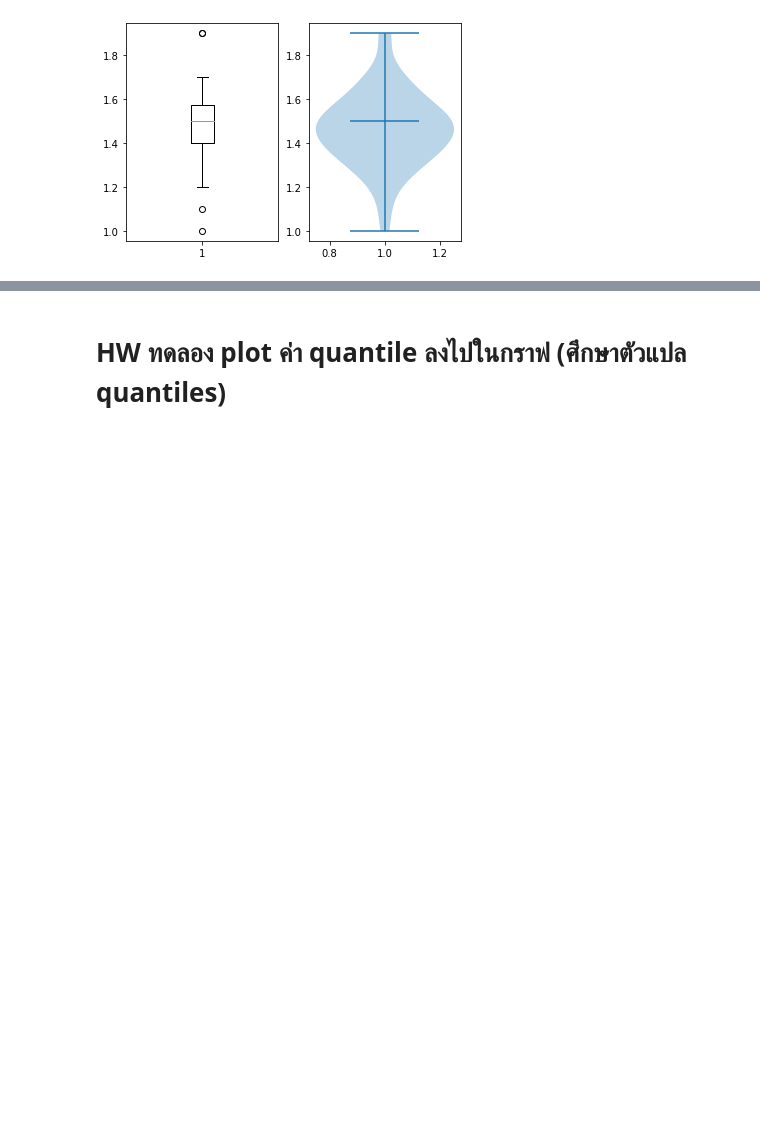
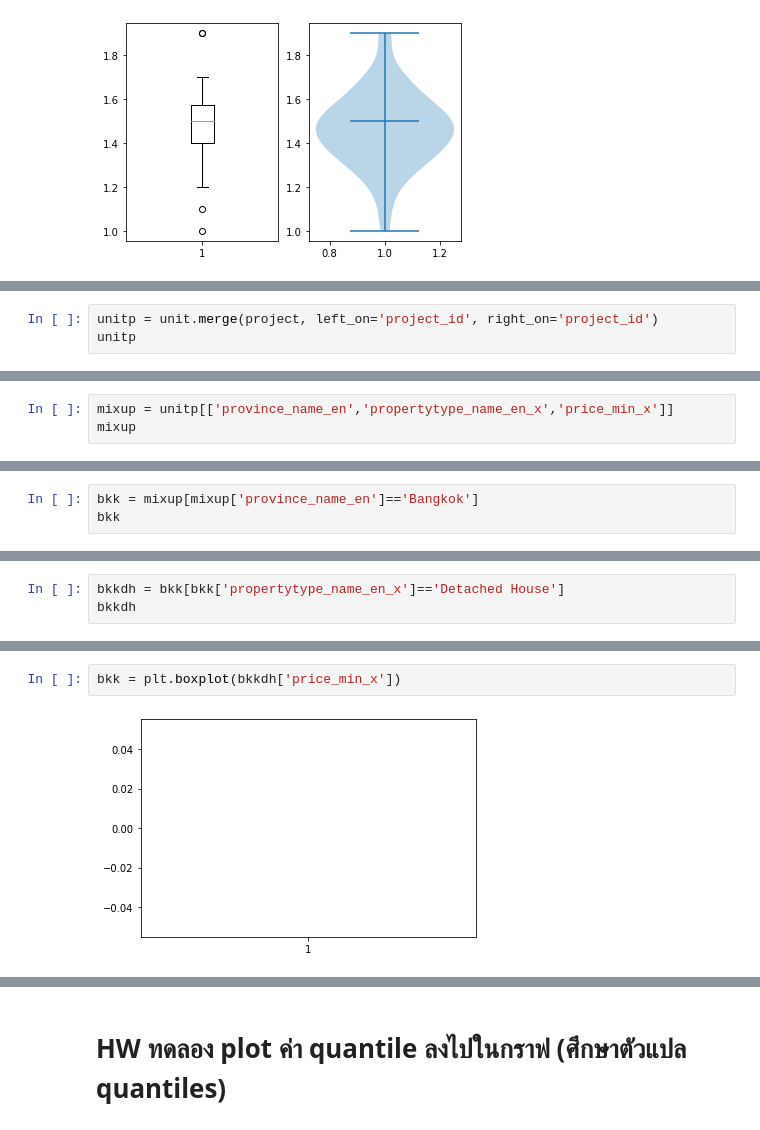
Before and after one commit to oilnutttt/BasicProg_DataViz65, a Jupyter notebook: DataViz02_Data_Distribution_.ipynb, the cells around one changed output, grey strips where cells are left out. Saved outputs shown, nothing was run; the diff lists cells and outputs as text; blank space fills up the shorter version.

```diff
--- a/DataViz02_Data_Distribution_.ipynb
+++ b/DataViz02_Data_Distribution_.ipynb
@@ -379,0 +437,3 @@ vi = plt.violinplot(df['PetalLength'][:50],showmedians=True)
+# %%
+unitp = unit.merge(project, left_on='project_id', right_on='project_id')
+unitp
@@ -379,0 +454,3 @@ vi = plt.violinplot(df['PetalLength'][:50],showmedians=True)
+# %%
+mixup = unitp[['province_name_en','propertytype_name_en_x','price_min_x']]
+mixup
@@ -379,0 +478,3 @@ vi = plt.violinplot(df['PetalLength'][:50],showmedians=True)
+# %%
+bkk = mixup[mixup['province_name_en']=='Bangkok']
+bkk
@@ -379,0 +512,3 @@ vi = plt.violinplot(df['PetalLength'][:50],showmedians=True)
+# %%
+bkkdh = bkk[bkk['propertytype_name_en_x']=='Detached House']
+bkkdh
@@ -379,0 +631,4 @@ vi = plt.violinplot(df['PetalLength'][:50],showmedians=True)
+# %%
+bkk = plt.boxplot(bkkdh['price_min_x'])
+# %% [output]
+[figure, added]
```
Also changed, not shown: parts of 33 cells of this notebook.
